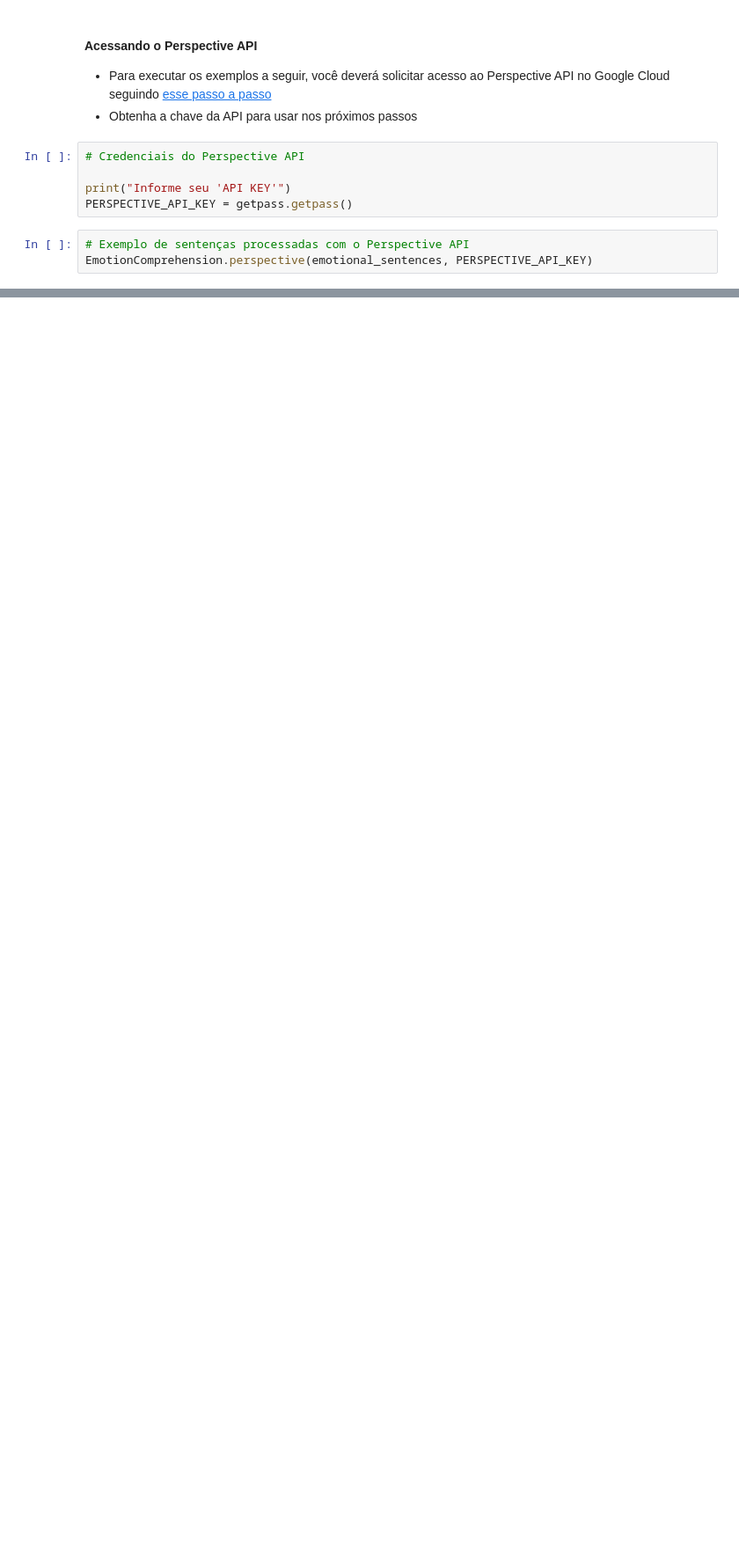
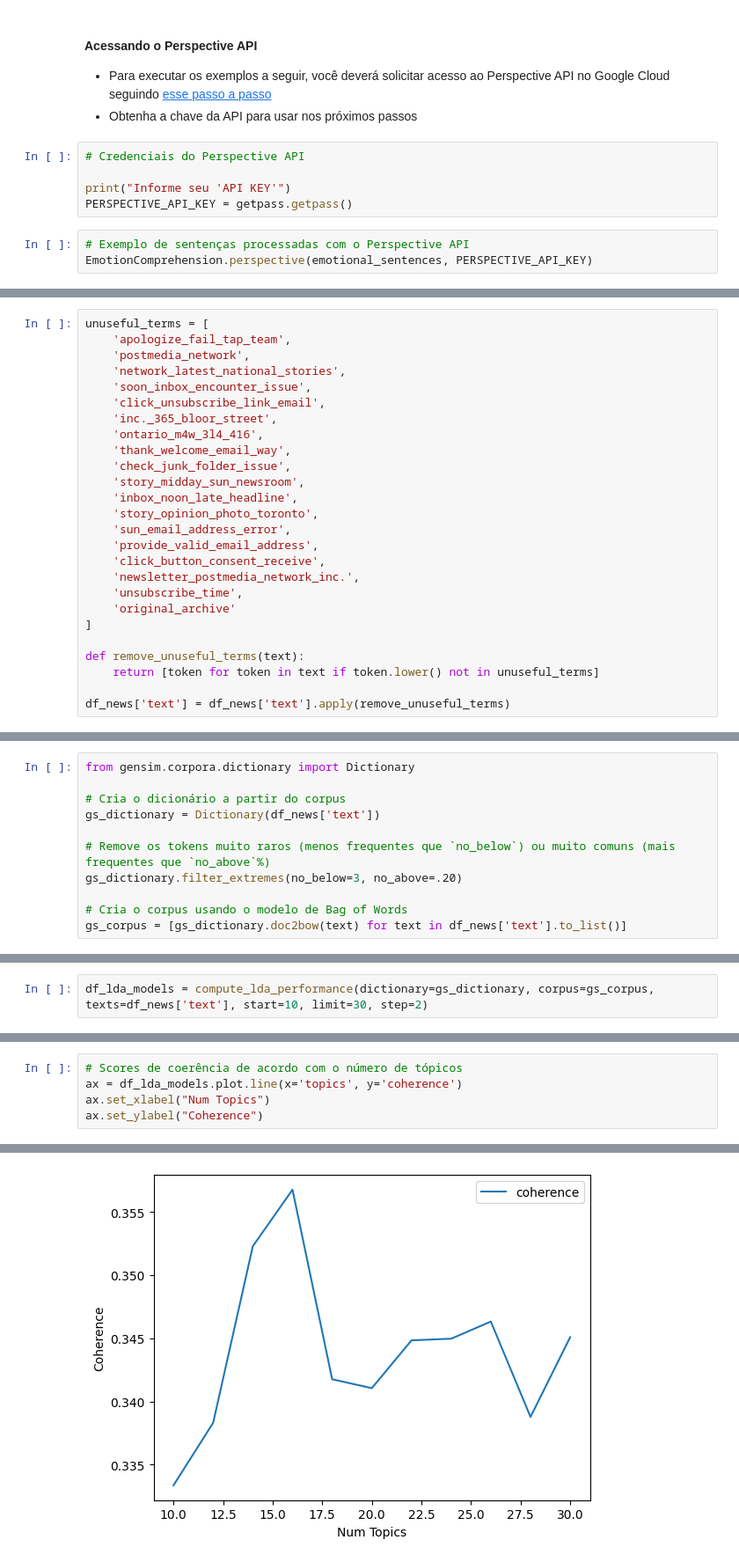
Before and after one commit to webmedia2022-nlp/course-code, a Jupyter notebook: NLP_WebMedia2022.ipynb, the cells around one changed output, grey strips where cells are left out. Shown: that part at 88% size. Saved outputs shown, nothing was run; the diff lists cells and outputs as text; blank space fills up the shorter version.

```diff
--- a/NLP_WebMedia2022.ipynb
+++ b/NLP_WebMedia2022.ipynb
@@ -1077,0 +1348,26 @@ EmotionComprehension.perspective(emotional_sentences, PERSPECTIVE_API_KEY)
+# %%
+unuseful_terms = [
+    'apologize_fail_tap_team',
+    'postmedia_network',
+    'network_latest_national_stories',
+    'soon_inbox_encounter_issue',
+    'click_unsubscribe_link_email',
+    'inc._365_bloor_street',
+    'ontario_m4w_3l4_416',
+    'thank_welcome_email_way',
+    'check_junk_folder_issue',
+    'story_midday_sun_newsroom',
+    'inbox_noon_late_headline',
+    'story_opinion_photo_toronto',
+    'sun_email_address_error',
+    'provide_valid_email_address',
+    'click_button_consent_receive',
+    'newsletter_postmedia_network_inc.',
+    'unsubscribe_time',
+    'original_archive'
+]
+
+def remove_unuseful_terms(text):
+    return [token for token in text if token.lower() not in unuseful_terms]
+
+df_news['text'] = df_news['text'].apply(remove_unuseful_terms)
@@ -1077,0 +1380,11 @@ EmotionComprehension.perspective(emotional_sentences, PERSPECTIVE_API_KEY)
+# %%
+from gensim.corpora.dictionary import Dictionary
+
+# Cria o dicionário a partir do corpus
+gs_dictionary = Dictionary(df_news['text'])
+
+# Remove os tokens muito raros (menos frequentes que `no_below`) ou muito comuns (mais frequentes que `no_above`%)
+gs_dictionary.filter_extremes(no_below=3, no_above=.20)
+
+# Cria o corpus usando o modelo de Bag of Words
+gs_corpus = [gs_dictionary.doc2bow(text) for text in df_news['text'].to_list()]
@@ -1077,0 +1442,2 @@ EmotionComprehension.perspective(emotional_sentences, PERSPECTIVE_API_KEY)
+# %%
+df_lda_models = compute_lda_performance(dictionary=gs_dictionary, corpus=gs_corpus, texts=df_news['text'], start=10, limit=30, step=2)
@@ -1077,0 +1466,6 @@ EmotionComprehension.perspective(emotional_sentences, PERSPECTIVE_API_KEY)
+# %%
+# Scores de coerência de acordo com o número de tópicos
+ax = df_lda_models.plot.line(x='topics', y='coherence')
+ax.set_xlabel("Num Topics")
+ax.set_ylabel("Coherence")
+# %% [output]
@@ -1077,0 +1473 @@ EmotionComprehension.perspective(emotional_sentences, PERSPECTIVE_API_KEY)
+[figure, added]
```
Also changed, not shown: parts of 73 cells of this notebook, 1 other file.
